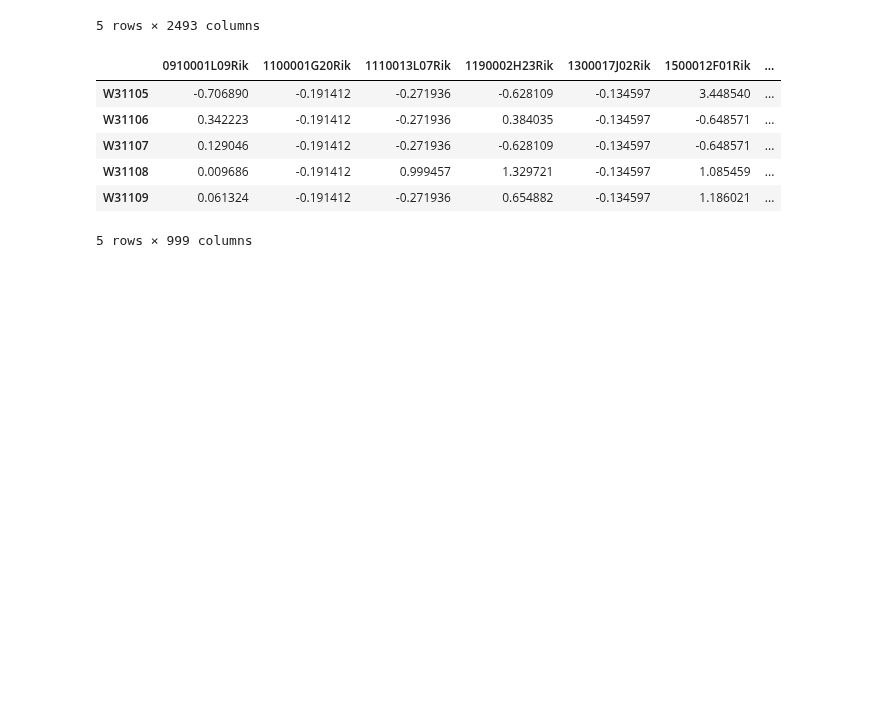
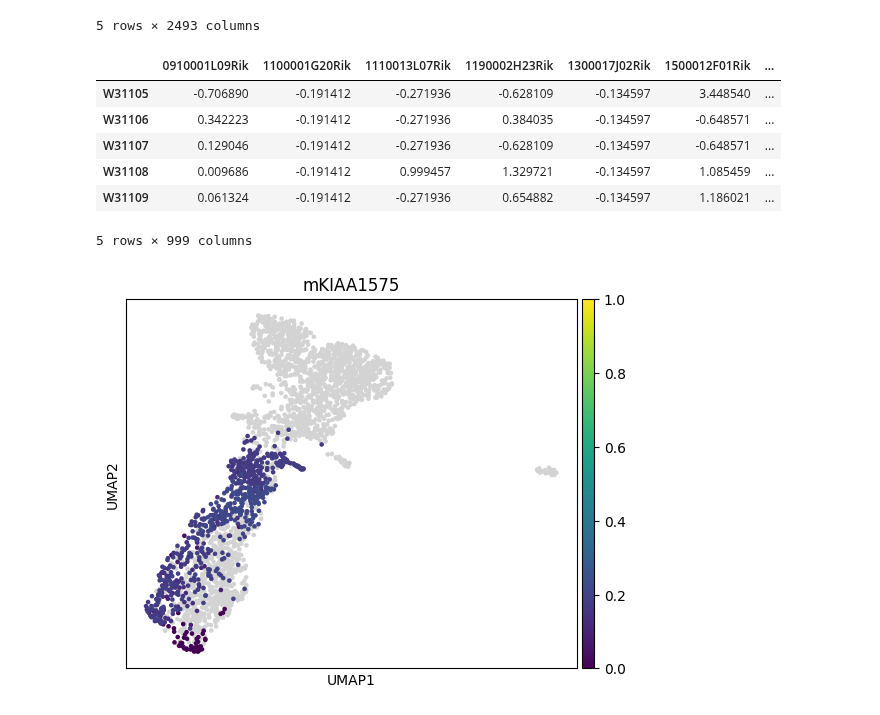
Before and after one commit to DavidWild02/BachelorThesis-ML-Gene-Interactions, a Jupyter notebook: src/EvaluationWithPaul15.ipynb, the cells around one changed output. Saved outputs shown, nothing was run; the diff lists cells and outputs as text; code cells hidden in the pictures; blank space fills up the shorter version.

```diff
--- a/src/EvaluationWithPaul15.ipynb
+++ b/src/EvaluationWithPaul15.ipynb
@@ -48,9 +48,11 @@ graph = create_transition_grn_graph(df_transitions, df_data, clusters, calculate
 # %%
 from methods import calculate_cell_activity_scores_along_path
 from plotting import plot_cell_activity_score_along_path
 
 path_differentiation = ["8Mk", "7MEP", "6Ery", "3Ery", "1Ery"]
 genes = ["mKIAA1575"]
 
 calculate_cell_activity_scores_along_path(paul_data, graph, path_differentiation)
-plot_cell_activity_score_along_path(paul_data, path_differentiation, genes)
+plot_cell_activity_score_along_path(paul_data, genes)
+# %% [output]
+[figure, added]
```
Also changed, not shown: parts of 2 cells of this notebook, 2 other files.
